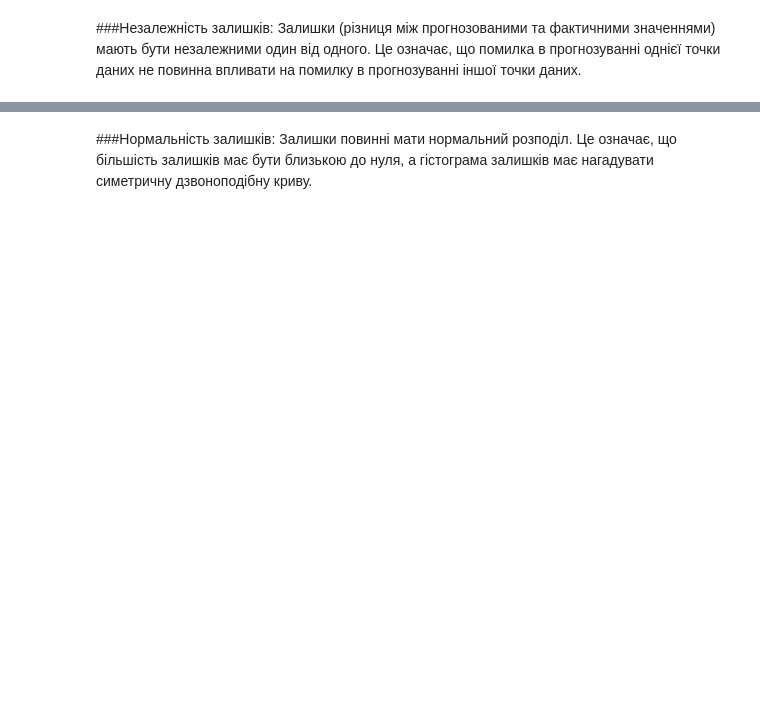
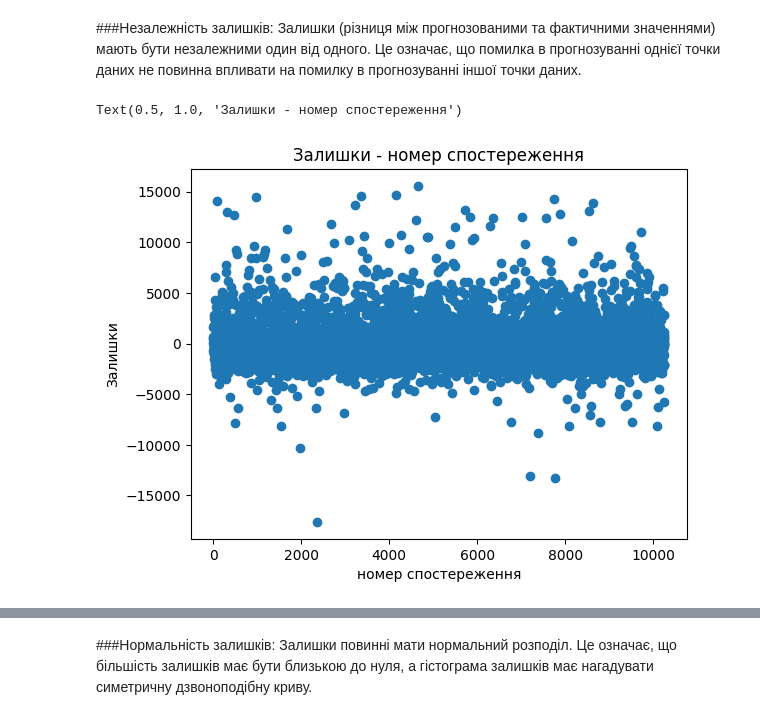
Before and after one commit to HalyshAnton/Python-AI, a Jupyter notebook: linear_regression.ipynb, the cells around one changed output, grey strips where cells are left out. Saved outputs shown, nothing was run; the diff lists cells and outputs as text; code cells hidden in the pictures; blank space fills up the shorter version.

```diff
--- a/linear_regression.ipynb
+++ b/linear_regression.ipynb
@@ -552,8 +582,8 @@ cat_columns = X.select_dtypes(include="object").columns
   ]
 # %%
 num_transformer = Pipeline(
-    steps=[("imputer", SimpleImputer(strategy="median"))]
-    )
+    steps=[('inpute', SimpleImputer(strategy='median'))]
+)
 # %% [markdown]
 Для категоріальних ознак застосовуємо наступну обробку:
 * заповнюємо пропущені значення в кожному стовпчику значенням, яке найчастіше зустрічається
@@ -562,6 +592,10 @@ num_transformer = Pipeline(
 cat_transformer = Pipeline(
     steps=[("imputer", SimpleImputer(strategy="most_frequent")),
            ("encoder", OneHotEncoder())])
+# %%
+cat_transformer = Pipeline(
+    steps=[("imputer", SimpleImputer(strategy="most_frequent")),
+           ("encoder", OneHotEncoder(sparse_output=False))])
 # %% [markdown]
 Об'єднуємо обробку числових і категоріальних ознак в одну
 
@@ -582,6 +616,7 @@ preprocessor = ColumnTransformer(
     ]
 )
 
+preprocessor.set_output(transform='pandas')
 preprocessor
 # %% [output]
 ColumnTransformer(transformers=[('num',
@@ -719,12 +765,16 @@ for column in df.columns:
 ###Незалежність залишків:
 Залишки (різниця між прогнозованими та фактичними значеннями) мають бути незалежними один від одного. Це означає, що помилка в прогнозуванні однієї точки даних не повинна впливати на помилку в прогнозуванні іншої точки даних.
 # %%
+y_pred = model.predict(X_test)
 res = y_test - y_pred
 
 plt.scatter(range(len(res)), res)
 plt.xlabel("номер спостереження")
 plt.ylabel("Залишки")
 plt.title("Залишки - номер спостереження")
+# %% [output]
+Text(0.5, 1.0, 'Залишки - номер спостереження')
+[figure, added]
 # %% [markdown]
 ###Однорідність дисперсії(Homoscedasticity):
 Стандартне відхилення залишків має бути однаковим для всіх прогнозованих значень.
```
Also changed, not shown: parts of 21 cells of this notebook.
